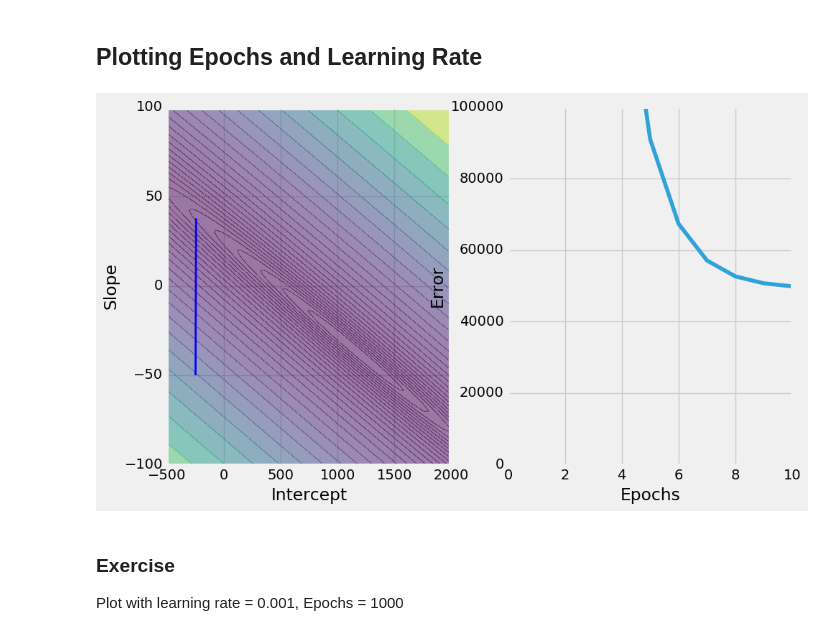
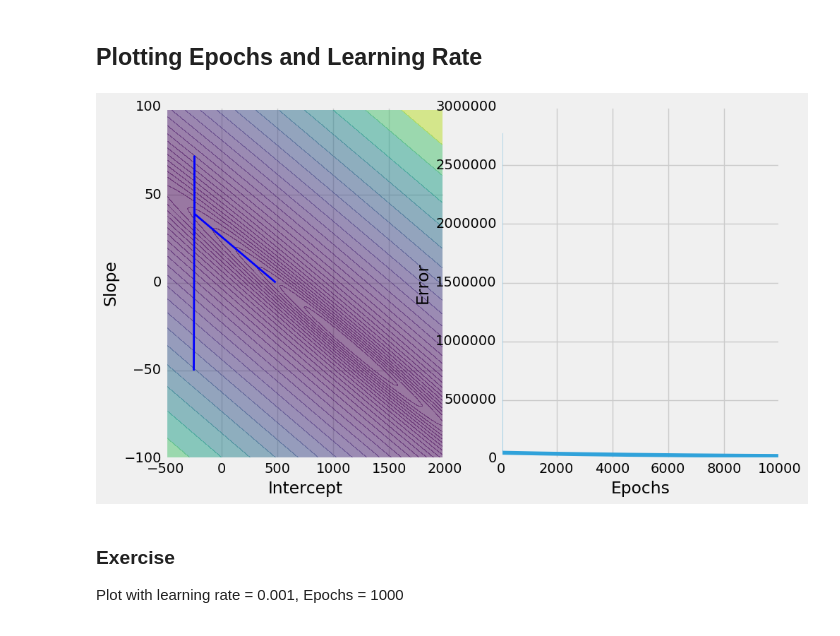
Before and after one commit to amitkaps/hackermath, a Jupyter notebook: Module_1d_linear_regression_gradient.ipynb, the cells around one changed output. Cells and saved outputs as stored; diff of their text form; code cells hidden in the pictures.

```diff
--- a/Module_1d_linear_regression_gradient.ipynb
+++ b/Module_1d_linear_regression_gradient.ipynb
@@ -124,8 +124,8 @@ $$ \nabla E(\beta)=  \frac {2}{n} X^T(X\beta−y) $$
 
 Lets start at an arbitary point for the features (0,0) and calculate the gradient
 # %%
-b_initial = np.asmatrix([[1158],
-                      [-36]])
+b_initial = np.asmatrix([[500],
+                      [-100]])
 # %%
 def gradient(X,y,b,n):
     g = (2/n)*X.T*(X*b - y)
@@ -217,13 +217,13 @@ def plot_gradient_descent(eta, epoch, gradient_func):
     # Plot the error rates
     plt.subplot(1, 2, 2)
     plt.plot(es)
-    plt.ylim([0,1e5])
+    #plt.ylim([0,1e5])
     plt.xlabel('Epochs')
     plt.ylabel('Error')
 # %%
-plot_gradient_descent(0.0005, 10, gradient_descent)
+plot_gradient_descent(0.002, 10000, gradient_descent)
 # %% [output]
-[figure, old version]
+[figure, new version]
 # %% [markdown]
 ### Exercise
 Plot with learning rate = 0.001, Epochs = 1000
```
Also changed, not shown: parts of 4 cells of this notebook, 9 other files.
